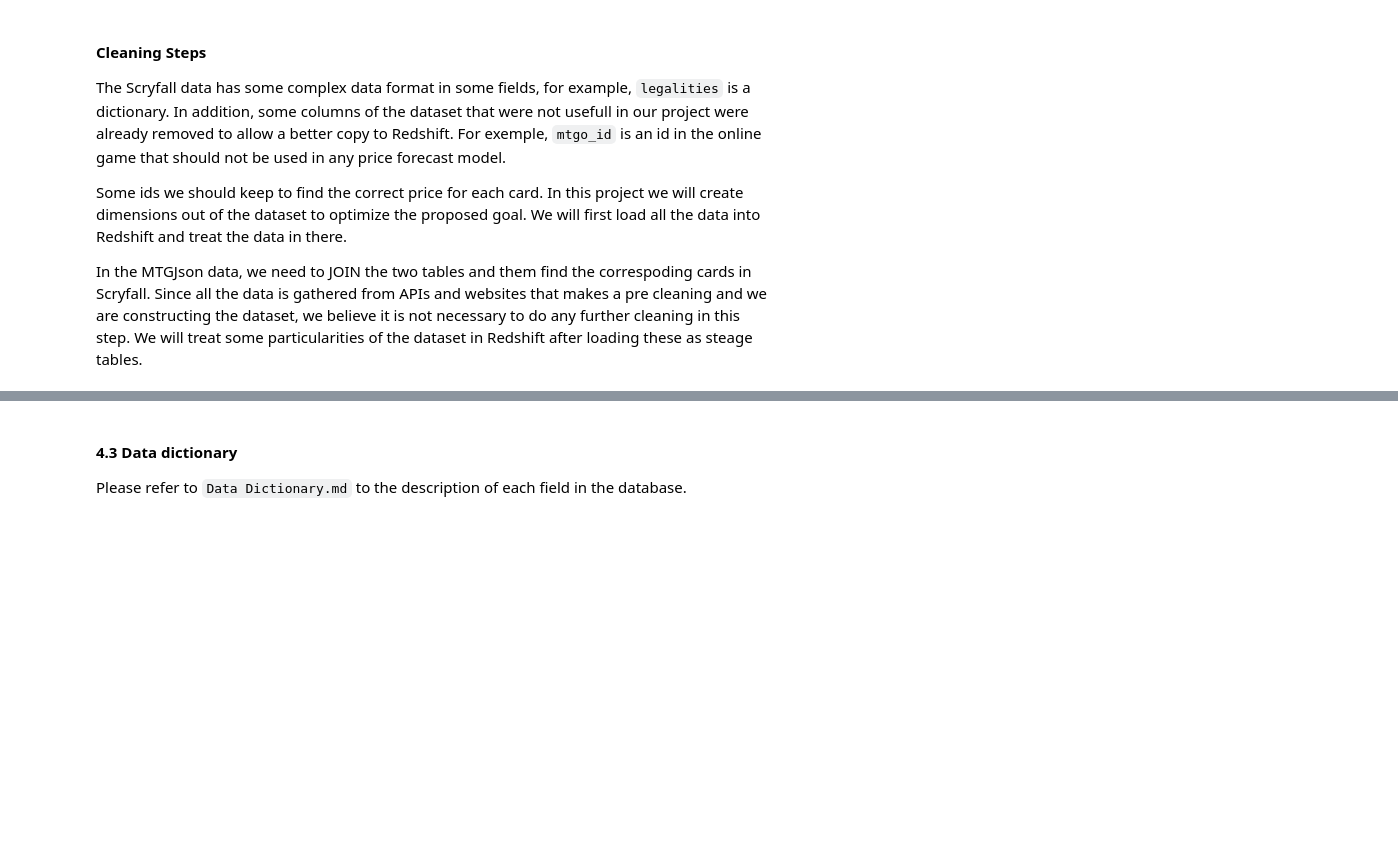
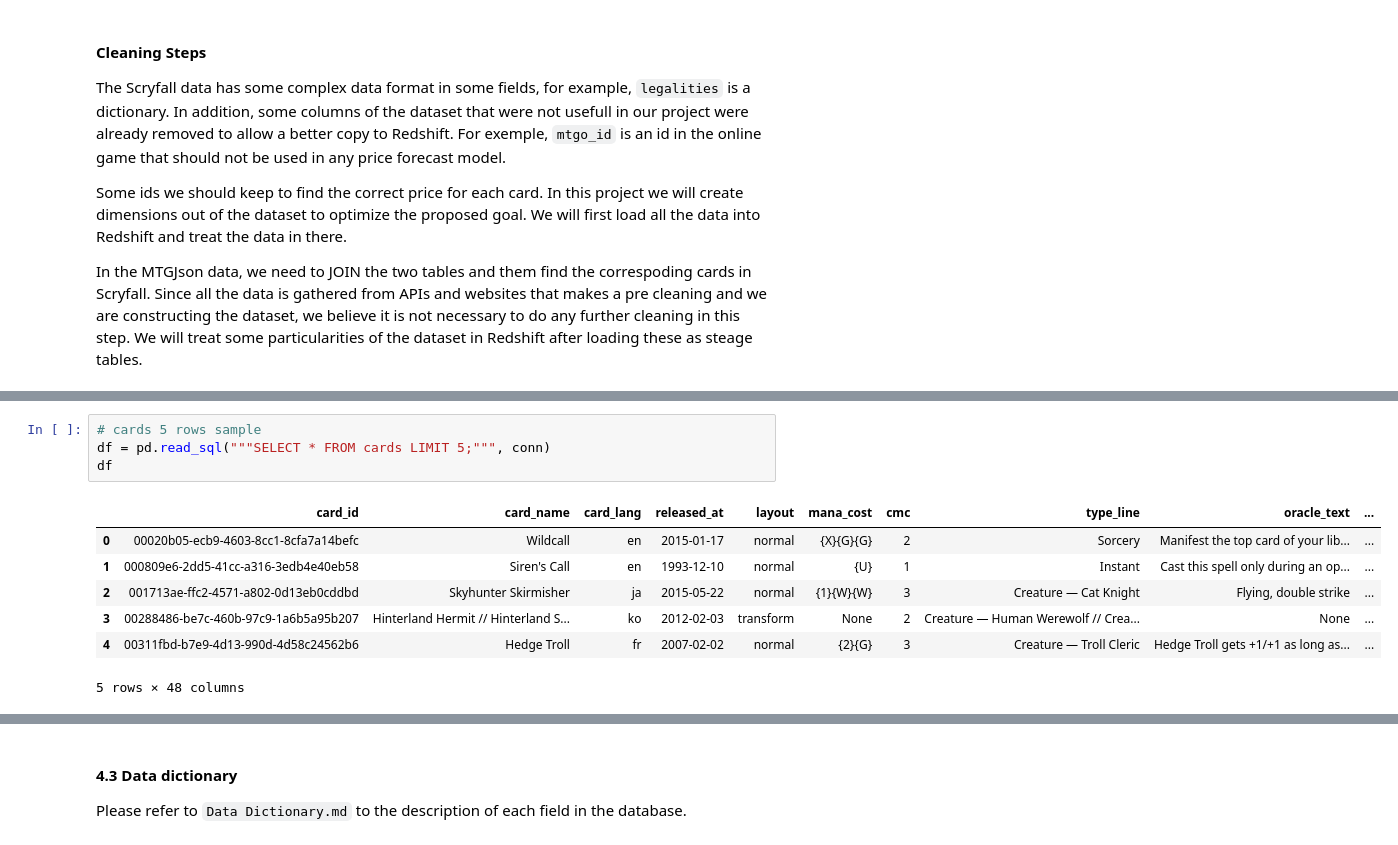
Before and after one commit to mauricioyc/Data-Engineering, a Jupyter notebook: 6 Magic DB Project/Capstone Project Exploring and Concepts.ipynb, the cells around one changed output, grey strips where cells are left out. Saved outputs shown, nothing was run; the diff lists cells and outputs as text; blank space fills up the shorter version.

```diff
--- a/6 Magic DB Project/Capstone Project Exploring and Concepts.ipynb
+++ b/6 Magic DB Project/Capstone Project Exploring and Concepts.ipynb
@@ -743,0 +699,12 @@ CREATE TABLE IF NOT EXISTS public.prices (
+# %%
+# cards 5 rows sample
+df = pd.read_sql("""SELECT * FROM cards LIMIT 5;""", conn)
+df
+# %% [output]
+|  | card_id | card_name | card_lang | released_at | layout | mana_cost | cmc | type_line | oracle_text | ... |
+| 0 | 00020b05-ecb9-4603-8cc1-8cfa7a14befc | Wildcall | en | 2015-01-17 | normal | {X}{G}{G} | 2 | Sorcery | Manifest the top card of your lib... | ... |
+| 1 | 000809e6-2dd5-41cc-a316-3edb4e40eb58 | Siren's Call | en | 1993-12-10 | normal | {U} | 1 | Instant | Cast this spell only during an op... | ... |
+| 2 | 001713ae-ffc2-4571-a802-0d13eb0cddbd | Skyhunter Skirmisher | ja | 2015-05-22 | normal | {1}{W}{W} | 3 | Creature — Cat Knight | Flying, double strike | ... |
+| 3 | 00288486-be7c-460b-97c9-1a6b5a95b207 | Hinterland Hermit // Hinterland S... | ko | 2012-02-03 | transform | None | 2 | Creature — Human Werewolf // Crea... | None | ... |
+| 4 | 00311fbd-b7e9-4d13-990d-4d58c24562b6 | Hedge Troll | fr | 2007-02-02 | normal | {2}{G} | 3 | Creature — Troll Cleric | Hedge Troll gets +1/+1 as long as... | ... |
+5 rows × 48 columns
```
Also changed, not shown: parts of 13 cells of this notebook, 10 other files.
